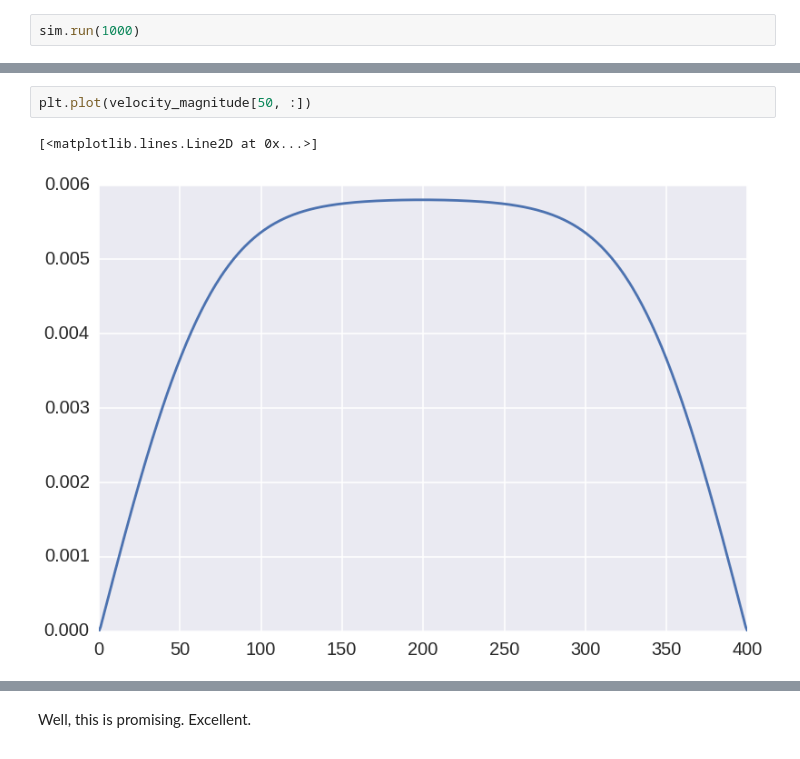
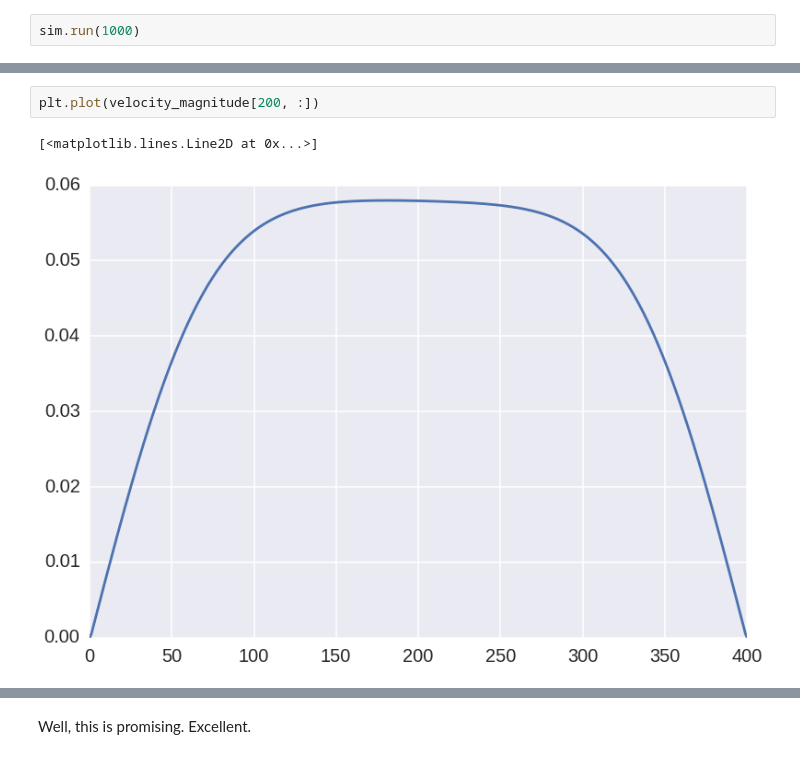
Before and after one commit to latticeboltzmann/2d-lb, a Jupyter notebook: docs/testing_package_cython.ipynb, the cells around one changed output, grey strips where cells are left out. Saved outputs shown, nothing was run; the diff lists cells and outputs as text.

```diff
--- a/docs/testing_package_cython.ipynb
+++ b/docs/testing_package_cython.ipynb
@@ -43,5 +44,5 @@ plt.colorbar()
 # %%
-plt.plot(velocity_magnitude[50, :])
+plt.plot(velocity_magnitude[200, :])
 # %% [output]
 [<matplotlib.lines.Line2D at 0x...>]
-[figure, old version]
+[figure, new version]
```
Also changed, not shown: parts of 5 cells of this notebook, 1 other file.
